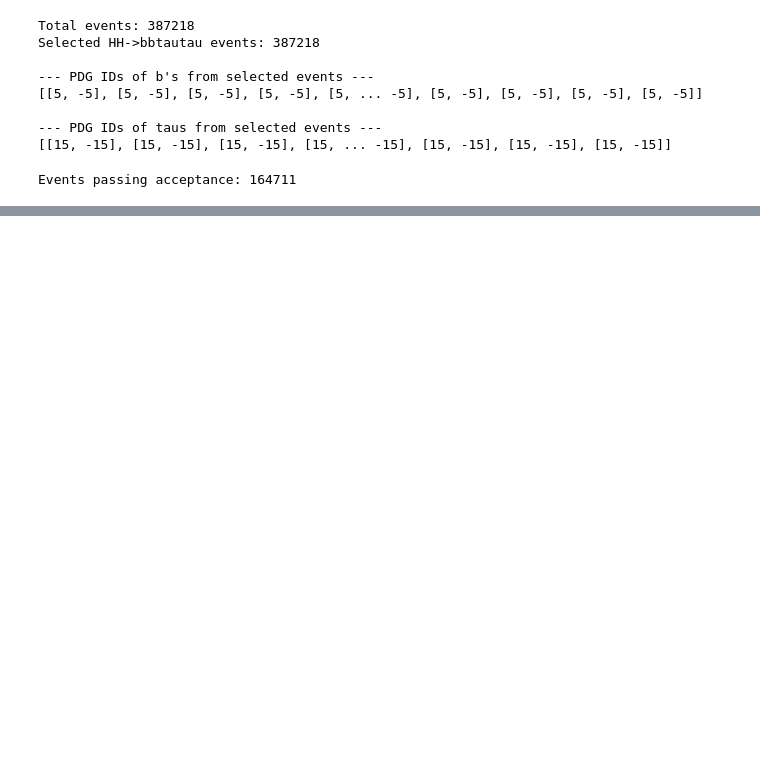
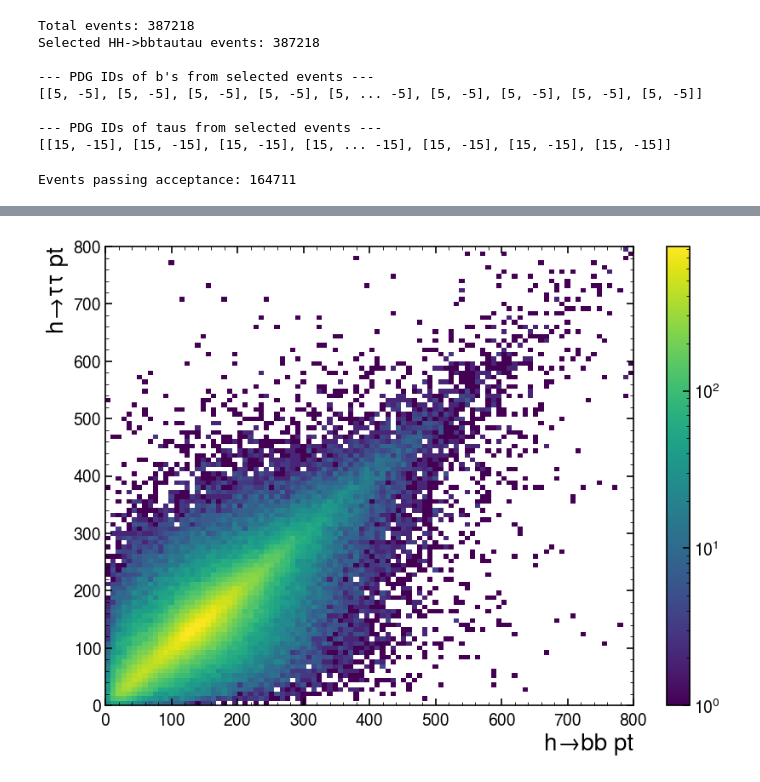
Before and after one commit to ArghyaDas112358/bbtautau, a Jupyter notebook: src/bbtautau/postprocessing/Scouting.ipynb, the cells around one changed output, grey strips where cells are left out. Saved outputs shown, nothing was run; the diff lists cells and outputs as text; code cells hidden in the pictures; blank space fills up the shorter version.

```diff
--- a/src/bbtautau/postprocessing/Scouting.ipynb
+++ b/src/bbtautau/postprocessing/Scouting.ipynb
@@ -55,4 +14,0 @@ f["Events"]["genWeight"].array()
-# %%
-for key in list(f["Events"].keys()):
-    if "gen" in key.lower():
-        print(key)
@@ -77,4 +14,0 @@ GenVtx_t0
-# %%
-for key in list(f["Events"].keys()):
-    if "ak8" in key.lower():
-        print(key)
@@ -99,4 +14,0 @@ HLT_Ele50_CaloIdVT_GsfTrkIdT_AK8PFJet230_SoftDropMass40_PNetBB0p10
-# %%
-for key in list(f["Events"].keys()):
-    if "ak4" in key.lower():
-        print(key)
@@ -298,0 +536,14 @@ resolved bb & resolved ττ: 0.9989
+# %%
+from matplotlib.colors import LogNorm
+
+plt.hist2d(ak.to_numpy(hbbpt),
+           ak.to_numpy(httpt),
+           bins=100, norm=LogNorm(),
+           range=[[0, 800], [0, 800]],)
+
+plt.colorbar()
+plt.xlabel("h→bb pt")
+plt.ylabel("h→ττ pt")
+plt.show()
+# %% [output]
+[figure, added]
```
Also changed, not shown: parts of 23 cells of this notebook.
